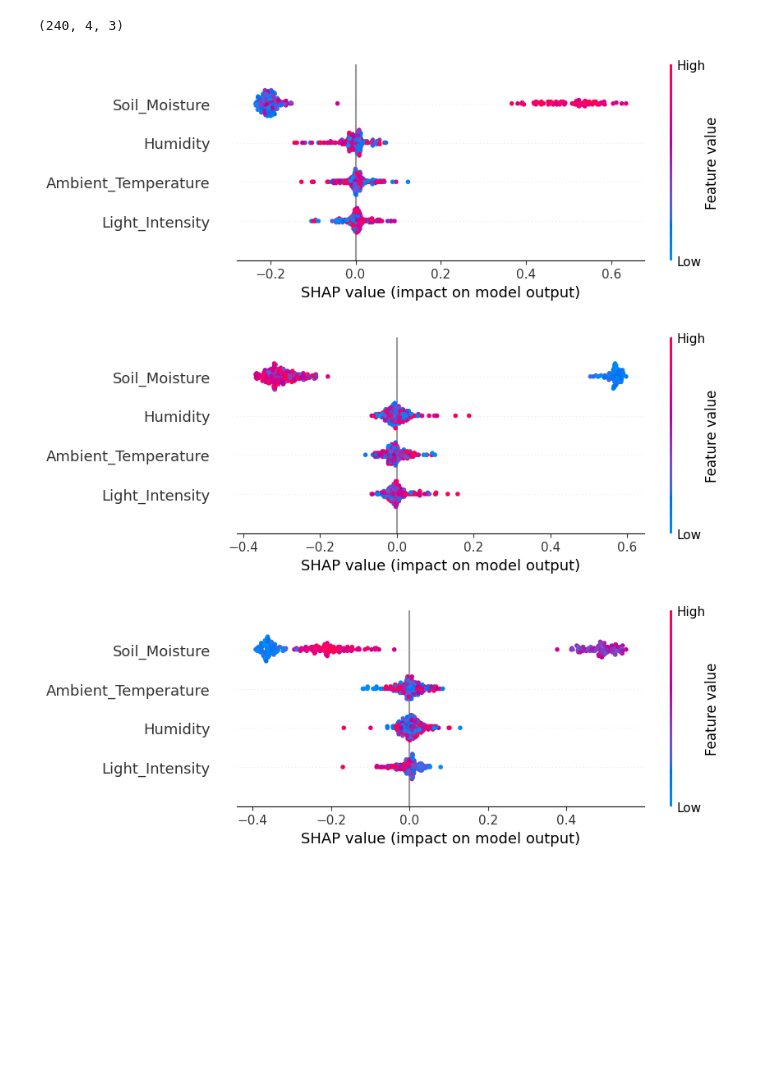
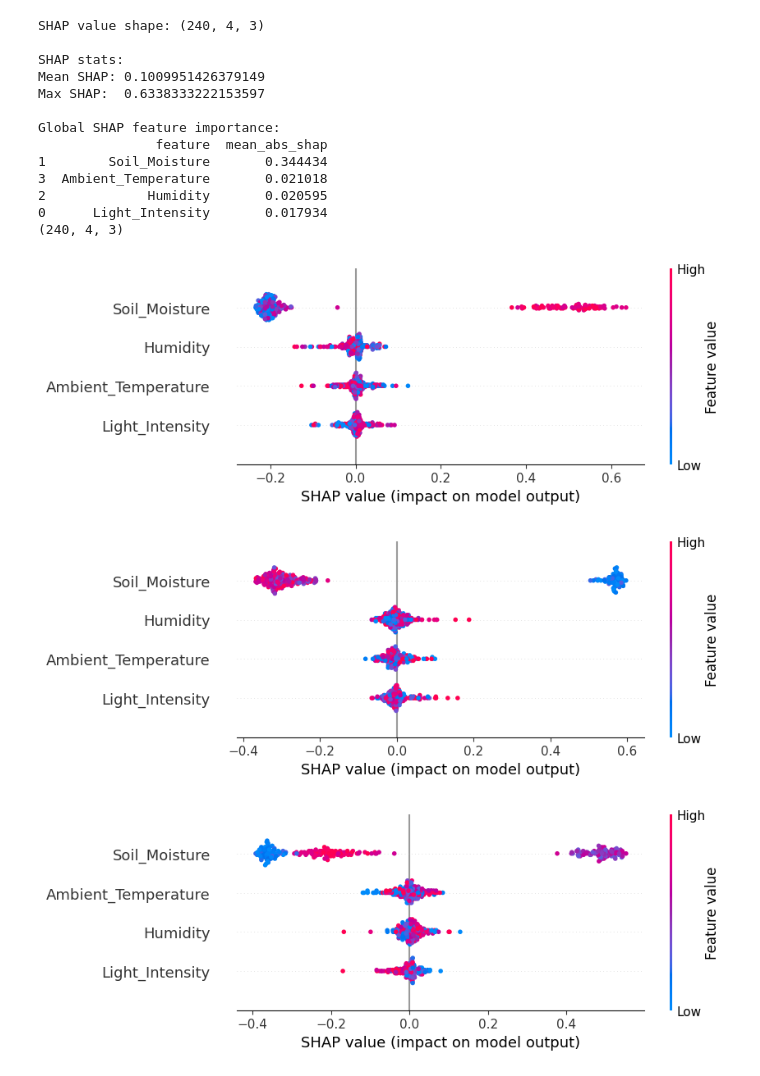
Before and after one commit to caseystijlaart/Fontys, a Jupyter notebook: sem-7-AI/personal-project/datasets/validation/plant-health-data/plant_health_data.ipynb, the cells around one changed output. Drawn from its saved outputs; the diff is of its cells as text; code cells hidden in the pictures; blank space fills up the shorter version.

```diff
--- a/sem-7-AI/personal-project/datasets/validation/plant-health-data/plant_health_data.ipynb
+++ b/sem-7-AI/personal-project/datasets/validation/plant-health-data/plant_health_data.ipynb
@@ -145,21 +147,51 @@ plt.show()
 # %%
 import shap
 
 explainer = shap.Explainer(model, x_train)
 shap_values = explainer(x_test)
 
+print("\nSHAP value shape:", shap_values.values.shape)
+
+mean_shap = np.abs(shap_values.values).mean()
+max_shap = np.abs(shap_values.values).max()
+
+print("\nSHAP stats:")
+print(f"Mean SHAP: {mean_shap}")
+print(f"Max SHAP:  {max_shap}")
+
+global_importance = np.abs(shap_values.values).mean(axis=(0, 2))
+
+importance_df = pd.DataFrame({
+    "feature": x_test.columns,
+    "mean_abs_shap": global_importance
+}).sort_values("mean_abs_shap", ascending=False)
+
+print("\nGlobal SHAP feature importance:")
+print(importance_df)
 print(shap_values.shape)
 
 shap.plots.beeswarm(shap_values[..., 0])
 
 shap.plots.beeswarm(shap_values[..., 1])
 shap.plots.beeswarm(shap_values[..., 2])
 
 clustering = shap.utils.hclust(x)
 shap.plots.bar(shap_values[..., 0], clustering=clustering)
 # %% [output]
+SHAP value shape: (240, 4, 3)
+
+SHAP stats:
+Mean SHAP: 0.1009951426379149
+Max SHAP:  0.6338333222153597
+
+Global SHAP feature importance:
+               feature  mean_abs_shap
+1        Soil_Moisture       0.344434
+3  Ambient_Temperature       0.021018
+2             Humidity       0.020595
+0      Light_Intensity       0.017934
 (240, 4, 3)
-[figure, old version]
+[figure, new version]
-[figure, old version]
+[figure, new version]
-[figure, old version]
+[figure, new version]
 [figure]
```
Also changed, not shown: parts of 1 cell of this notebook, 17 other files.
